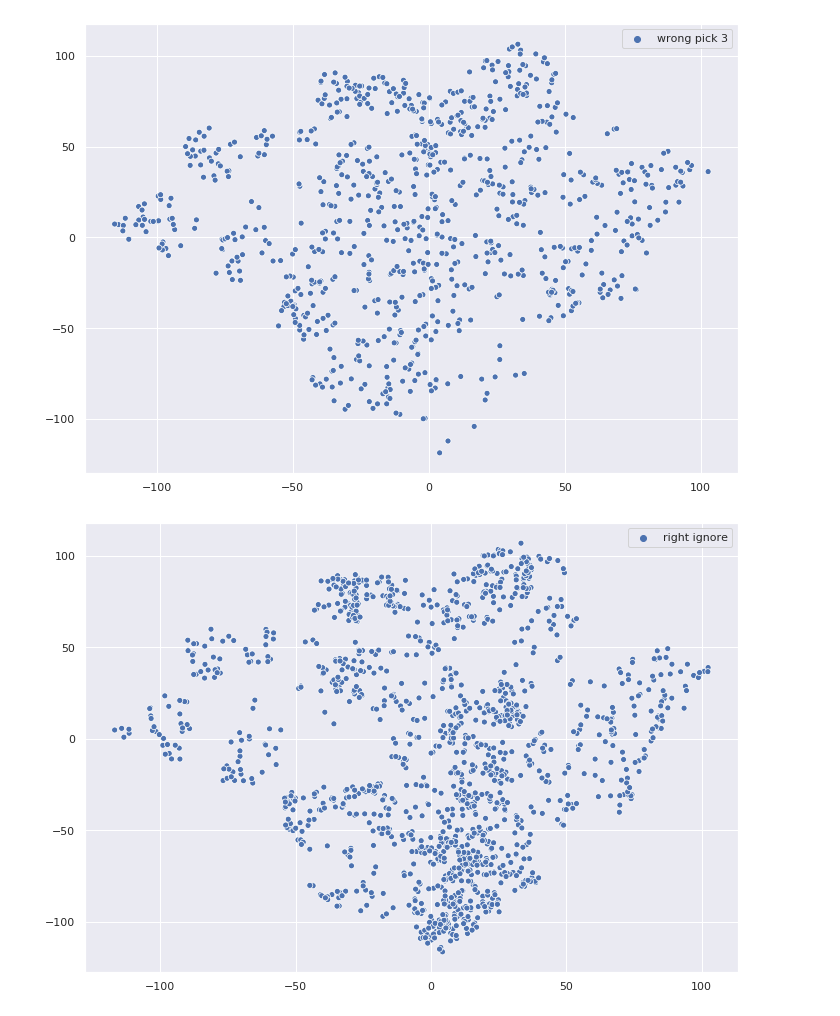
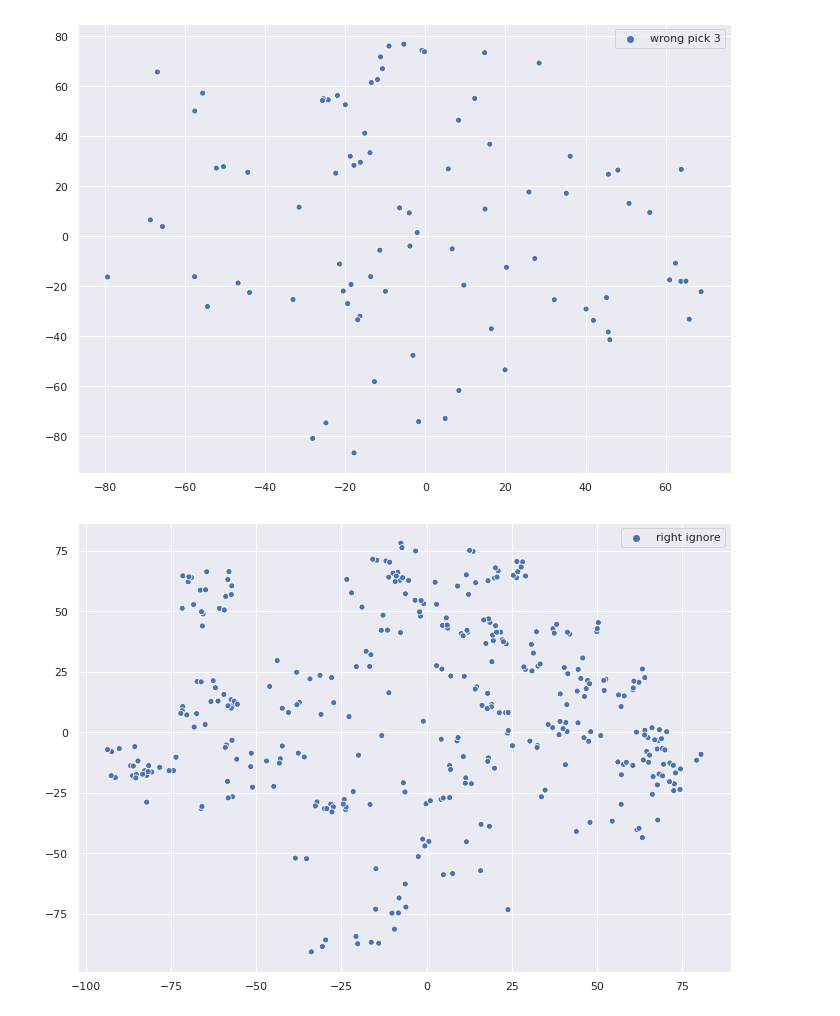
Before and after one commit to callum-mccracken/bbb, a Jupyter notebook: tSNE/t_SNE.ipynb, the cells around one changed output. Drawn from its saved outputs; the diff is of its cells as text; code cells hidden in the pictures.

Commit message:
shap and tsne edits, mostly

```diff
--- a/tSNE/t_SNE.ipynb
+++ b/tSNE/t_SNE.ipynb
@@ -5,11 +5,13 @@
 import os
 #os.environ["CUDA_DEVICE_ORDER"]="PCI_BUS_ID"   # see issue #152
 #os.environ["CUDA_VISIBLE_DEVICES"]="6"
+import sys
+sys.path.append(os.path.realpath(".."))
 import tools
 import EnergyFlow.ef_tools as ef_tools
 import numpy as np
 
-with open("filepath.txt", 'r') as f:
+with open("../filepath.txt", 'r') as f:
     filename = f.read().strip("\n")
 
 # load data
@@ -45,7 +47,7 @@ events['truth'] = truths  # no no-jet jet
 tags = X[:,:,4]
 events['tag'] = tags
 
-nn = ptetaphi_nn.PtEtaPhiNN(events, load=("architecture_same_filters.json", "weights_same_filters.h5"), njets=X.shape[1], print_csv=False)
+nn = ptetaphi_nn.PtEtaPhiNN(events, load=("../models/architecture_2b.json", "../models/weights_2b.h5"), njets=X.shape[1], print_csv=False)
 
 print(len(events))
 
@@ -127,4 +129,6 @@ print("\r", categories)
 # %%
+n=1000
+
 import numpy as np
 from sklearn.datasets import load_digits
 from scipy.spatial.distance import pdist
@@ -138,10 +142,20 @@ import seaborn as sns
 sns.set(rc={'figure.figsize':(11.7,8.27)})
 palette = sns.color_palette("bright", 5)
 
-tsne = TSNE(perplexity=30, verbose=True, learning_rate=1, n_iter=100000)
+tsne = TSNE(perplexity=10, verbose=True, learning_rate=1, n_iter=100000)
 # :1000 so this doesn't take eons
-x_2d = np.array([x.flatten() for x in X])[:5000, :]
+x_2d = np.array([x.flatten() for x in X])[:n, :]
 
 X_embedded = tsne.fit_transform(x_2d)
 print(X_embedded.shape)
+
+
+d = {0: "right pick",
+    1: "wrong pick 4",
+    2: "wrong ignore",
+    3: "wrong pick 3",
+    4: "right ignore",}
+cat_words = np.array([d[c] for c in categories])
+
+sns.scatterplot(X_embedded[:,0], X_embedded[:,1], hue=cat_words[:n], legend='full', palette=palette)
 # %% [output]
@@ -172,5 +172,5 @@ sns.scatterplot(X_embedded[:,0], X_embedded[:,1], hue=cat_words[:5000], legend='
 # %%
-cw = cat_words[:5000]
+cw = cat_words[:n]
 for cword in d.values():
     x0 = X_embedded[cw==cword,0]
     x1 = X_embedded[cw==cword,1]
@@ -184,2 +184,2 @@ for cword in d.values():
-[figure, old version]
+[figure, new version]
-[figure, old version]
+[figure, new version]
```
Also changed, not shown: parts of 8 cells of this notebook, 4 other files.
